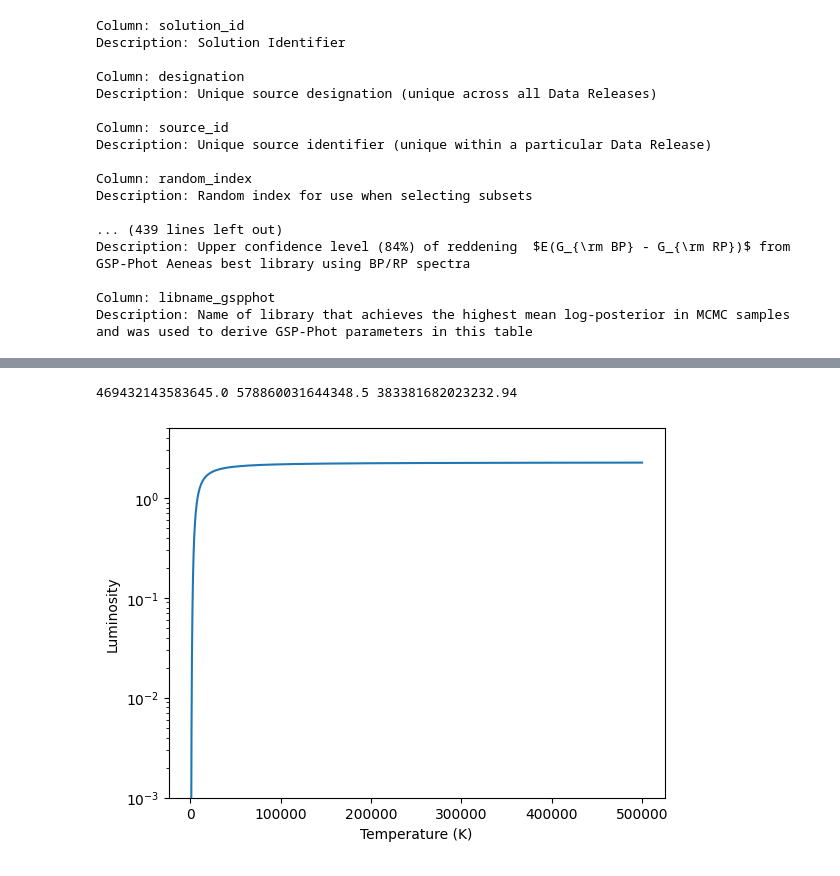
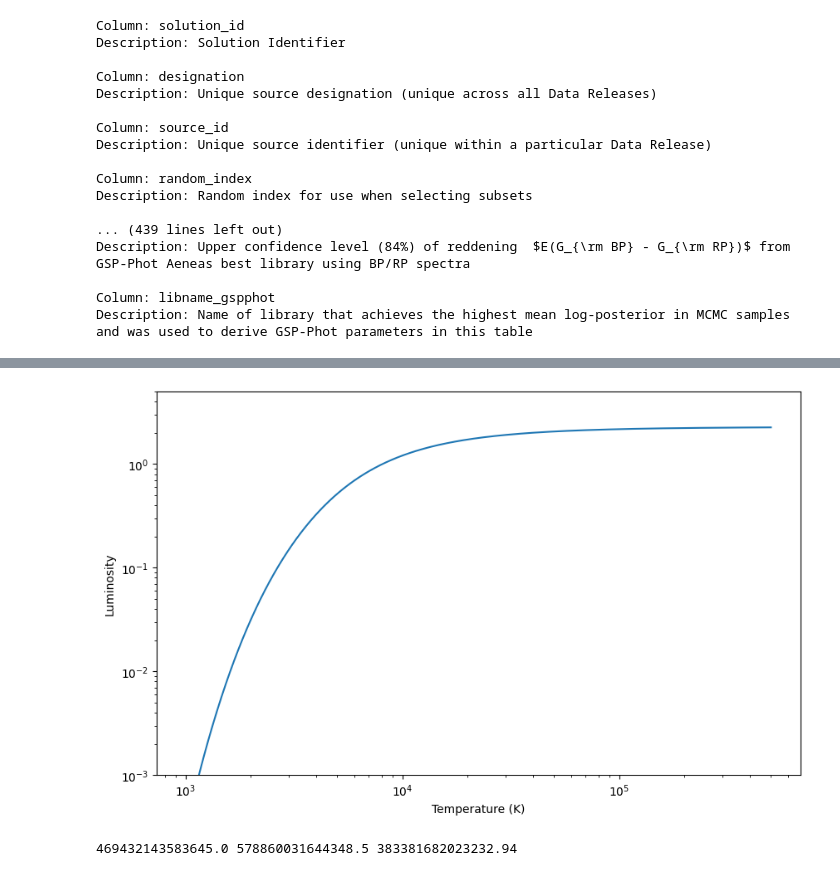
Before and after one commit to Down2Derive/School-Notebooks, a Jupyter notebook: Gaia_Project.ipynb, the cells around one changed output, grey strips where cells are left out. Cells and saved outputs as stored; diff of their text form; code cells hidden in the pictures.

```diff
--- a/Gaia_Project.ipynb
+++ b/Gaia_Project.ipynb
@@ -240 +246,32 @@ I_nu_R = 2*h/cl**2 * nu_R**3 / (np.exp(h*nu_R/(k*T_arr))-1)
+# %%
+
+# Create an array of temperatures
+
+# Interpolate to find the temperature for each B/R flux ratio observation:
+T = np.interp(F_B_over_F_R, I_nu_B/I_nu_R, T_arr)
+
+
+T_max = 5.e5
+T_min = 1000
+T_arr = np.logspace(np.log10(T_min),np.log10(T_max),10000)
+
+
+# Find the emissivity in each band, as a function of temperature:
+
+I_nu_G = 2*h/cl**2 * nu_G**3 / (np.exp(h*nu_G/(k*T_arr))-1)
+I_nu_B = 2*h/cl**2 * nu_B**3 / (np.exp(h*nu_B/(k*T_arr))-1)
+I_nu_R = 2*h/cl**2 * nu_R**3 / (np.exp(h*nu_R/(k*T_arr))-1)
+
+
+# Plot B/R flux ratio as a function of temperature
+plt.figure(figsize=(10, 6))
+plt.plot(T_arr,I_nu_B/I_nu_R)
+plt.yscale('log')
+plt.xscale('log')
+plt.ylim(1.e-3,5.)
+plt.xlabel('Temperature (K)')
+plt.ylabel('Luminosity')
+plt.show()
+# %% [output]
+[figure, added]
 # %%
@@ -265,34 +297,4 @@ L_G_ratio = LT/ (I_G)   # Ratio of total to G-band flux
 L = F_G * L_G_ratio
 # %% [output]
 469432143583645.0 578860031644348.5 383381682023232.94
-# %%
-
-# Create an array of temperatures
-
-# Interpolate to find the temperature for each B/R flux ratio observation:
-T = np.interp(F_B_over_F_R, I_nu_B/I_nu_R, T_arr)
-
-
-T_max = 5.e5
-T_min = 1000
-T_arr = np.logspace(np.log10(T_min),np.log10(T_max),10000)
-
-
-# Find the emissivity in each band, as a function of temperature:
-
-I_nu_G = 2*h/cl**2 * nu_G**3 / (np.exp(h*nu_G/(k*T_arr))-1)
-I_nu_B = 2*h/cl**2 * nu_B**3 / (np.exp(h*nu_B/(k*T_arr))-1)
-I_nu_R = 2*h/cl**2 * nu_R**3 / (np.exp(h*nu_R/(k*T_arr))-1)
-
-
-# Plot B/R flux ratio as a function of temperature
-
-plt.plot(T_arr,I_nu_B/I_nu_R)
-plt.yscale('log')
-plt.ylim(1.e-3,5.)
-plt.xlabel('Temperature (K)')
-plt.ylabel('Luminosity')
-plt.show()
-# %% [output]
-[figure, removed]
 # %%
```
Also changed, not shown: parts of 17 cells of this notebook.
